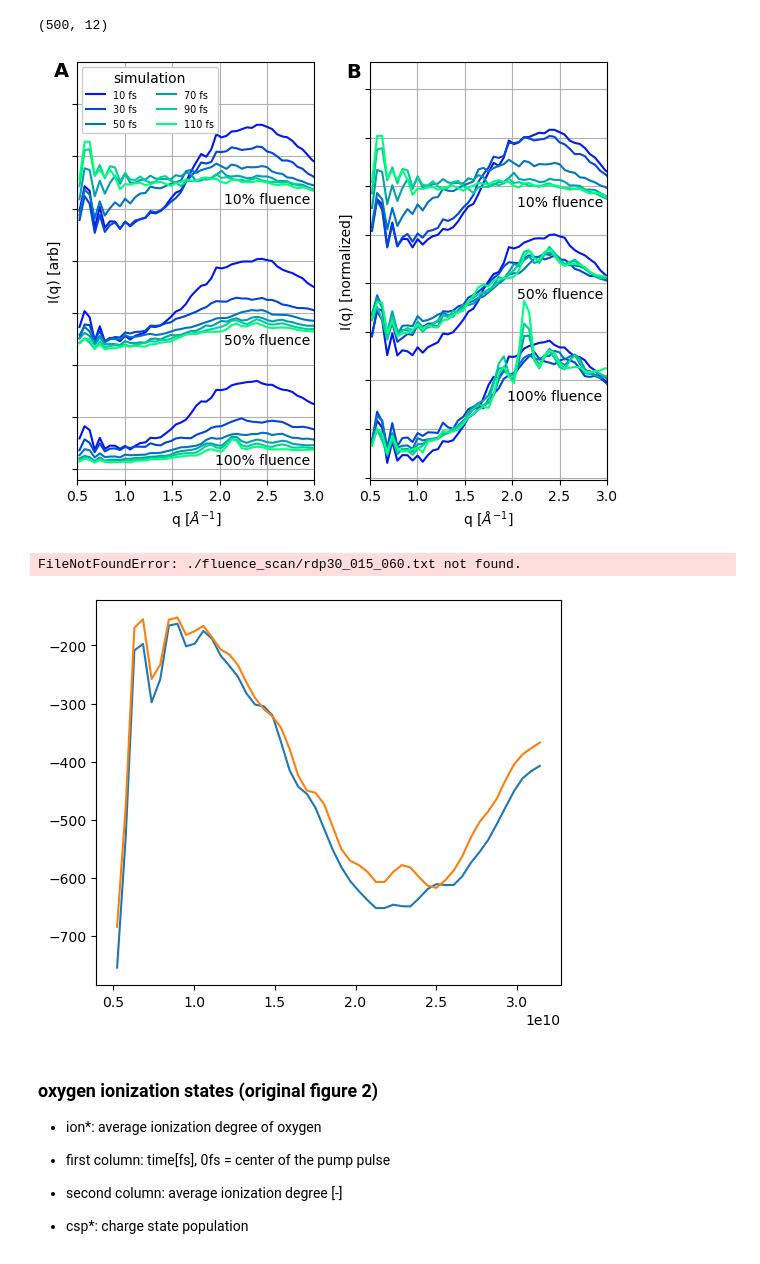
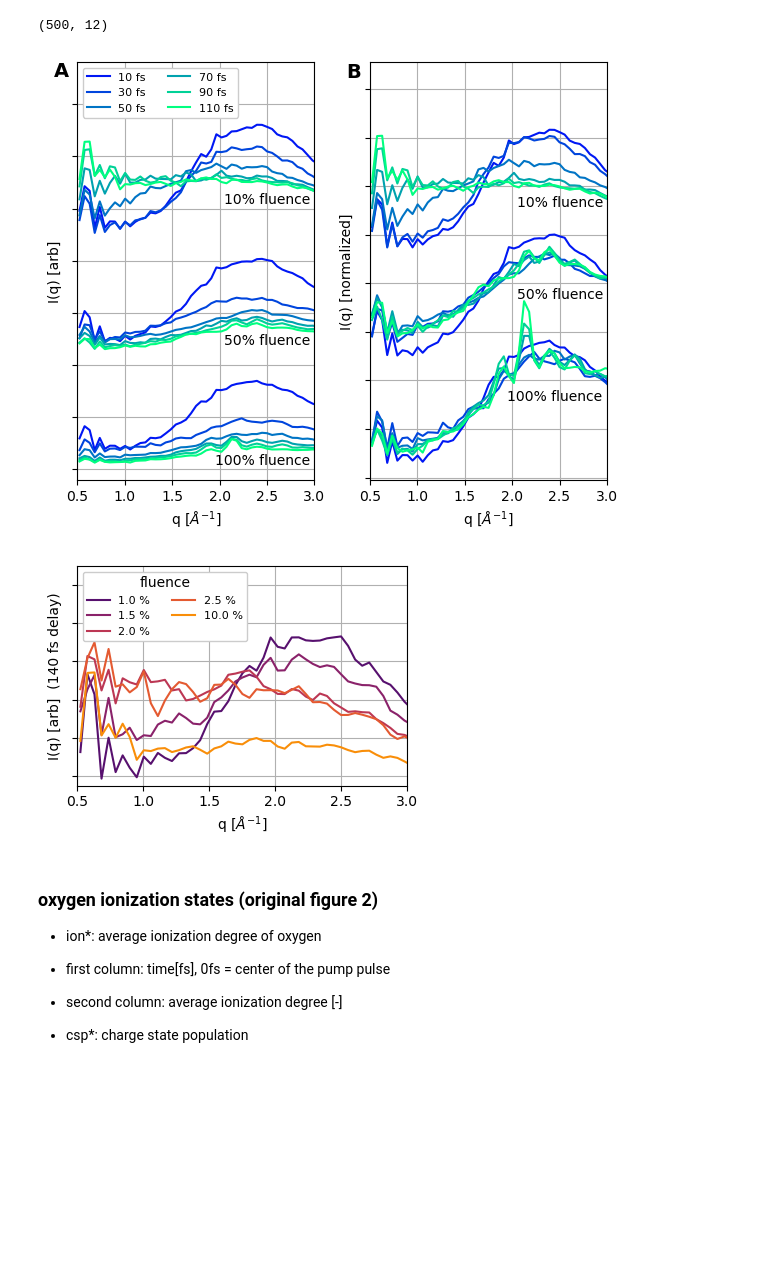
Before and after one commit to tjlane/cxig0715, a Jupyter notebook: figures/figures.ipynb, the cells around one changed output. Drawn from its saved outputs; the diff is of its cells as text; code cells hidden in the pictures; blank space fills up the shorter version.

```diff
--- a/figures/figures.ipynb
+++ b/figures/figures.ipynb
@@ -163,11 +163,10 @@ for ax_i in range(2):
     if ax_i == 0:
         plt.legend(
             ['%d fs' % b for b in THEORY_DELAYS],
-            prop={'size': 7},
+            prop={'size': 8},
             ncol=2,
             framealpha=1.0,
             loc=2,
-            title=f"simulation"
         )
 
     ymin, ymax = ax.get_ylim()
@@ -177,56 +176,60 @@ plt.tight_layout()
 plt.savefig("./simulation-only.png")
 plt.show()
 # %% [output]
-[figure, old version]
+[figure, new version]
 # %%
 # power titration
 
 POWER_TITRATION = [
+    "001",
+    "0015",
     "002",
-    "005",
+    "0025",
     "01",
-    "015",
-    "020",
-    "025",
 ]
 
-fig = plt.figure(figsize=(6,5))
+TIME_DELAY = "140"
 
+fig = plt.figure(figsize=(4,3))
 ax = fig.add_subplot(111)
+
+add_to_legend = []
 
 for power_index, theory_power_string in enumerate(POWER_TITRATION):
 
     theory_power = float(f"{theory_power_string}".ljust(4, '0')) * 0.001
-    theoretical_data = np.loadtxt(f"./fluence_scan/rdp30_{theory_power_string}_060.txt")
+    theoretical_data = np.loadtxt(f"./fluence_scan/rdp47_{theory_power_string}_{TIME_DELAY}.txt")
+    add_to_legend.append(theory_power)
 
     ax.plot(
-        theoretical_data[:,0], y - theoretical_data[:,1] * offset,
+        theoretical_data[:,0] * 1e-10,
+        theoretical_data[:,1],
+        color=cm.inferno((power_index+2)/(len(POWER_TITRATION)+3))
     )
 
-# ax.set_xlabel('q [$\AA^{-1}]$')
-# ax.set_xlim(THEORY_XLIM)
-# ax.set_yticklabels([])
-# if GRID: ax.grid()
+ax.set_xlabel('q [$\AA^{-1}]$')
+ax.set_ylabel('I(q) [arb]  (140 fs delay)')
+ax.set_xlim(THEORY_XLIM)
+ax.set_ylim([55000, 170000])
+ax.set_yticklabels([])
+if GRID:
+    ax.grid()
 
-# if ax_i == 0:
-#     plt.legend(
-#         ['%d fs' % b for b in THEORY_DELAYS],
-#         prop={'size': 7},
-#         ncol=2,
-#         framealpha=1.0,
-#         loc=2,
-#         title=f"simulation"
-#     )
 
-# ymin, ymax = ax.get_ylim()
-# ax.set_ylim([ymin, ymax * 1.3])
+plt.legend(
+    ['%.1f %%' % (b*100,) for b in add_to_legend],
+    framealpha=1.0,
+    loc=2,
+    prop={'size': 8},
+    title="fluence",
+    ncol=2,
+)
 
 plt.tight_layout()
-#plt.savefig("./simulation-only.png")
+plt.savefig("./power_titration.png")
 plt.show()
 # %% [output]
-FileNotFoundError: ./fluence_scan/rdp30_015_060.txt not found.
-[figure, old version]
+[figure, new version]
 # %% [markdown]
 ### oxygen ionization states (original figure 2)
 
```
Also changed, not shown: parts of 1 cell of this notebook.
